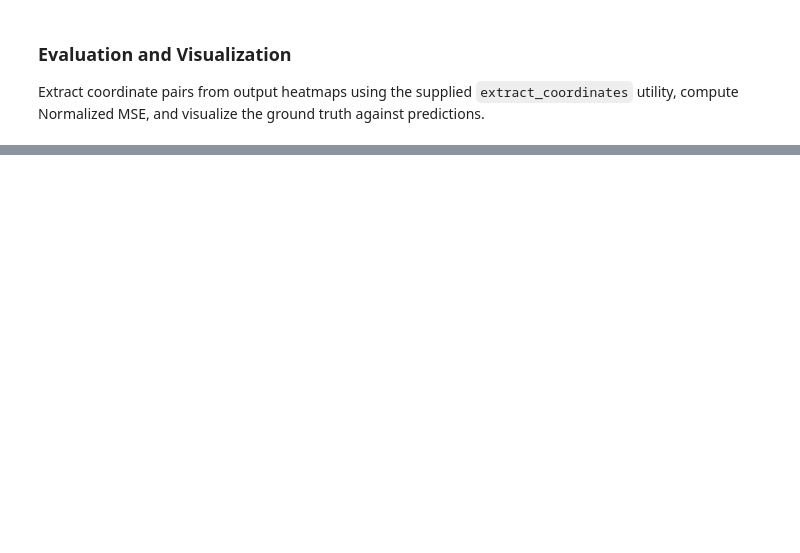
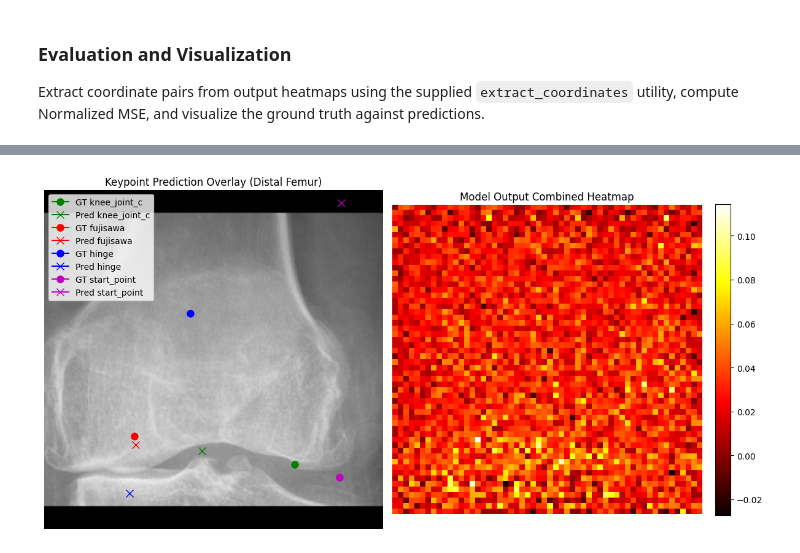
Before and after one commit to nearlyphd/conformer-hto, a Jupyter notebook: notebooks/dfo_correction_angles.ipynb, the cells around one changed output, grey strips where cells are left out. Cells and saved outputs as stored; diff of their text form; code cells hidden in the pictures; blank space fills up the shorter version.

Commit message:
Add distal femur points to DFO correction

```diff
--- a/notebooks/dfo_correction_angles.ipynb
+++ b/notebooks/dfo_correction_angles.ipynb
@@ -751,0 +861,17 @@ Normalized Mean Squared Error (NMSE) on Test Set: 0.224847
+# %%
+if os.path.exists(KP_COCO_PATH):
+    # Using the same KP_COCO_PATH as Part 2
+    df_train_ds = DistalFemurKeypointDataset(os.path.join("yolo_data", "train.txt"), KP_COCO_PATH)
+    df_val_ds = DistalFemurKeypointDataset(os.path.join("yolo_data", "val.txt"), KP_COCO_PATH)
+    df_test_ds = DistalFemurKeypointDataset(os.path.join("yolo_data", "test.txt"), KP_COCO_PATH)
+
+    if len(df_train_ds) > 0:
+        df_train_loader = DataLoader(df_train_ds, batch_size=8, shuffle=True)
+    if len(df_val_ds) > 0:
+        df_val_loader = DataLoader(df_val_ds, batch_size=8, shuffle=False)
+    if len(df_test_ds) > 0:
+        df_test_loader = DataLoader(df_test_ds, batch_size=8, shuffle=False)
+
+    print(f"Stage 3 Dataset loaded! Train size: {len(df_train_ds)}, Validation size: {len(df_val_ds)}, Test size: {len(df_test_ds)}")
+else:
+    print("Unified Keypoint annotations not found under specified paths; skipping Dataset setup.")
@@ -751,0 +992,63 @@ Normalized Mean Squared Error (NMSE) on Test Set: 0.224847
+# %%
+if 'df_test_loader' in locals() and len(df_test_ds) > 0:
+    df_model_keypoint.eval()
+
+    all_preds = []
+    all_gts = []
+
+    sample_batch = None
+
+    with torch.no_grad():
+        for batch in df_test_loader:
+            imgs = batch["image"].to(device)
+            target_kps = batch["keypoint"]
+
+            pred_hms = df_model_keypoint(imgs)
+
+            pred_coords = extract_coordinates(pred_hms.cpu(), scale_factor=4.0)
+
+            all_preds.append(pred_coords)
+            all_gts.append(target_kps)
+
+            if sample_batch is None:
+                sample_batch = (imgs.cpu(), pred_hms.cpu(), target_kps, pred_coords)
+
+    all_preds = torch.cat(all_preds, dim=0)
+    all_gts = torch.cat(all_gts, dim=0)
+
+    nmse_val = compute_normalized_mse(all_preds, all_gts)
+    print(f"Normalized Mean Squared Error (NMSE) on Test Set: {nmse_val:.6f}")
+
+    sample_img, sample_hms, sample_gt, sample_pred = sample_batch
+
+    fig, (ax1, ax2) = plt.subplots(1, 2, figsize=(12, 6))
+
+    img_show = sample_img[0].permute(1, 2, 0).numpy()
+    ax1.imshow(img_show, cmap="gray")
+
+    labels = ["knee_joint_c", "fujisawa", "hinge", "start_point"]
+    colors = ["g", "r", "b", "m"]
+
+    for i in range(4):
+        gt_x, gt_y = sample_gt[0, i].numpy()
+        pred_x, pred_y = sample_pred[0, i].numpy()
+
+        ax1.plot(gt_x, gt_y, marker='o', color=colors[i], markersize=8, label=f"GT {labels[i]}")
+        ax1.plot(pred_x, pred_y, marker='x', color=colors[i], markersize=8, label=f"Pred {labels[i]}")
+
+    ax1.legend()
+    ax1.set_title("Keypoint Prediction Overlay (Distal Femur)")
+    ax1.axis("off")
+
+    # Show the combined heatmap (max across channels)
+    hm_show = torch.max(sample_hms[0], dim=0)[0].numpy()
+    im = ax2.imshow(hm_show, cmap='hot', interpolation='nearest')
+    ax2.set_title("Model Output Combined Heatmap")
+    ax2.axis("off")
+    fig.colorbar(im, ax=ax2, fraction=0.046, pad=0.04)
+
+    plt.tight_layout()
+    plt.show()
+else:
+    print("Skipping test set inference / visualization (waiting for trained model).")
+# %% [output]
@@ -751,0 +1056 @@ Normalized Mean Squared Error (NMSE) on Test Set: 0.224847
+[figure, added]
```
Also changed, not shown: parts of 15 cells of this notebook.
